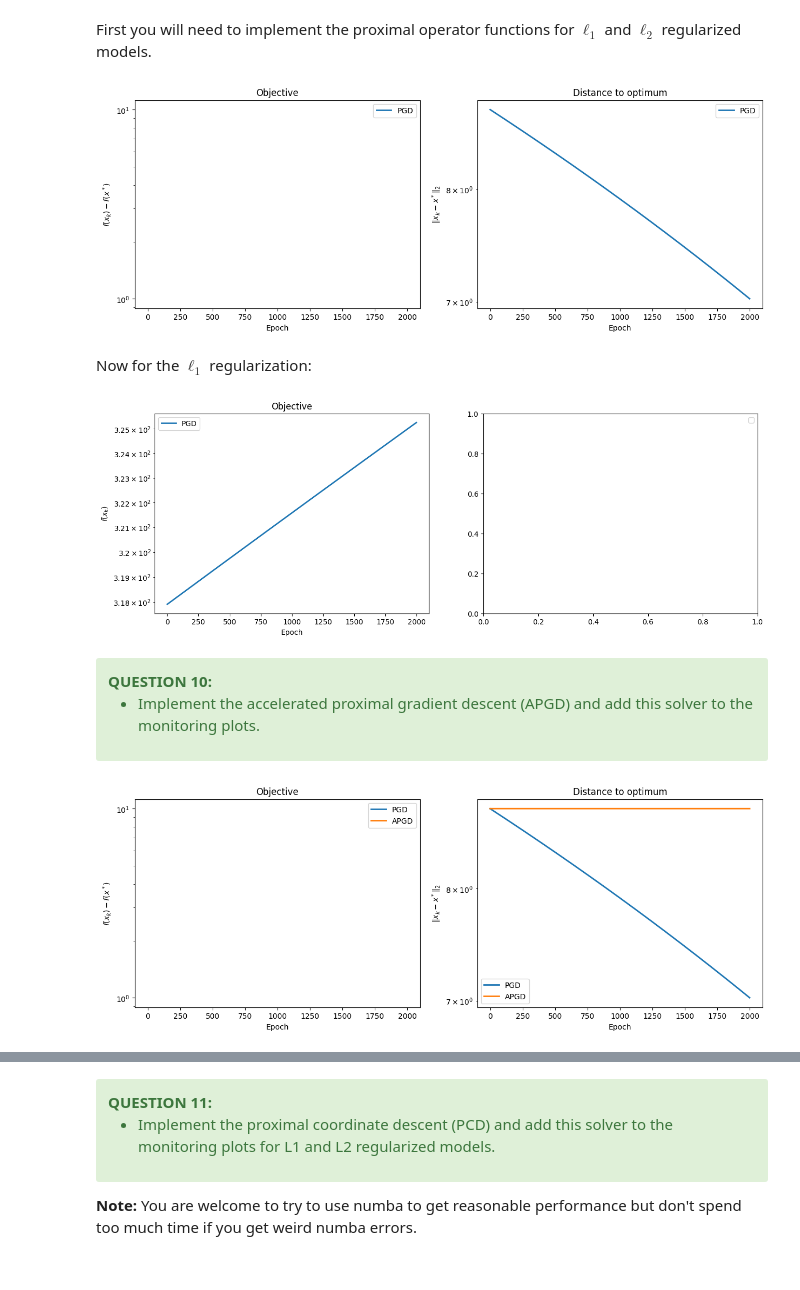
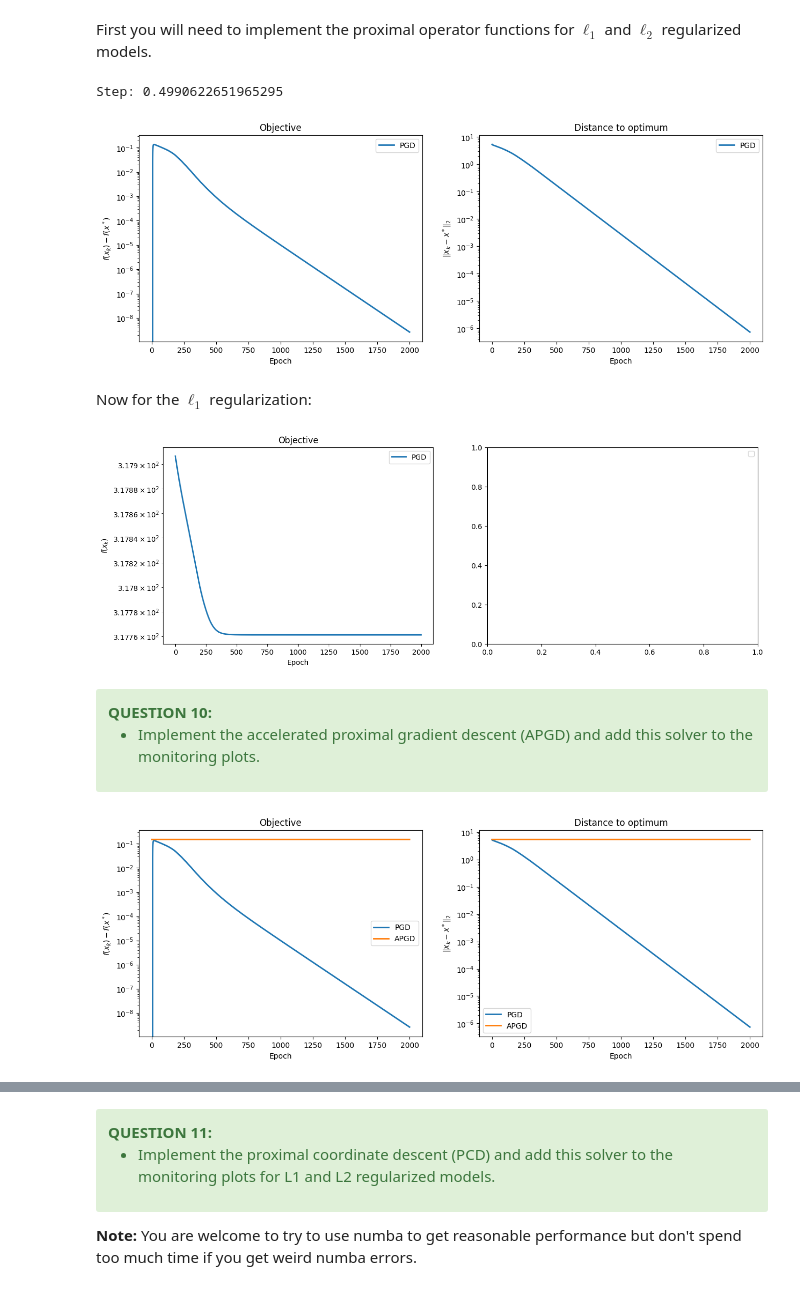
Before and after one commit to BryanBradfo/optimisation-algorithms, a Jupyter notebook: project/project_chen_bryan_and_devilder_alice.ipynb, the cells around one changed output, grey strips where cells are left out. Cells and saved outputs as stored; diff of their text form; code cells hidden in the pictures.

```diff
--- a/project/project_chen_bryan_and_devilder_alice.ipynb
+++ b/project/project_chen_bryan_and_devilder_alice.ipynb
@@ -497,7 +497,7 @@ def huber_grad_l2(params, X, y, lbda, epsilon):
     for i in range(n_samples):
         grad_w += -X[i, :] * huber_grad(y[i] - np.dot(X[i, :], w) - b, epsilon=epsilon) + 2 * lbda * w
         grad_b += -huber_grad(y[i] - np.dot(X[i, :], w) - b, epsilon=epsilon)
-    return np.concatenate([[grad_b], grad_w])
+    return np.concatenate([[grad_b/n_samples], grad_w/n_samples])
 
 def huber_lbfgs_l2(X=X, y=y, lbda=lbda, epsilon=epsilon):
     n_samples, n_features = X.shape
@@ -663,11 +665,15 @@ In order to get a good value of `x_min` you will let your PGD solver run for 100
 First you will need to implement the proximal operator functions for $\ell_1$ and $\ell_2$ regularized models.
 # %%
 def prox_R2(params, reg=1.):
-    return params / (1 + reg)
+    w = params[1:]
+    w = w / (1 + reg)
+    return np.concatenate([[params[0]], w])
 
 
 def prox_R1(params, reg=1.):
-    return np.sign(params) * np.maximum(np.abs(params) - reg, 0)
+    w = params[1:]
+    w = np.sign(w) * np.maximum(np.abs(w) - reg, 0)
+    return np.concatenate([[params[0]], w])
 
 
 def prox_l2(params, step, lbda):
@@ -689,8 +695,9 @@ n_iter = 2000
 lbda = 1.
 epsilon = 1.
 
-L = linalg.norm(X.T @ X, ord=2) ** 2 / epsilon
+L = linalg.norm(X, ord=2) ** 2 / n_samples
 step = 1. / L
+print(f"Step: {step}")
 
 def grad_huber_loss(params, X=X, y=y, epsilon=epsilon):
     w = params[1:]
@@ -701,14 +708,14 @@ def grad_huber_loss(params, X=X, y=y, epsilon=epsilon):
     for i in range(n_samples):
         grad_w += -X[i, :] * huber_grad(y[i] - np.dot(X[i, :], w) - b, epsilon=epsilon)
         grad_b += -huber_grad(y[i] - np.dot(X[i, :], w) - b, epsilon=epsilon)
-    return np.concatenate([[grad_b], grad_w])
+    return np.concatenate([[grad_b/n_samples], grad_w/n_samples])
 
-x_min, _ = pgd(x_init, grad_huber_loss, prox_l2, step, n_iter=10000,
+x_min_l2, _ = pgd(x_init, grad_huber_loss, prox_l2, step, n_iter=10000,
                grad_args=(X, y, epsilon), prox_args=(lbda,))
 
 
 # Run PGD
-monitor_pgd_l2 = monitor(pgd, pobj_l2, x_min, args=(X, y, lbda, epsilon))
+monitor_pgd_l2 = monitor(pgd, pobj_l2, x_min_l2, args=(X, y, lbda, epsilon))
 monitor_pgd_l2.run(x_init, grad_huber_loss, prox_l2, step, n_iter,
                    grad_args=(X, y, epsilon), prox_args=(lbda,))
 
@@ -716,10 +723,14 @@ monitors = [monitor_pgd_l2]
 solvers = ["PGD"]
 plot_epochs(monitors, solvers)
 # %% [output]
+Step: 0.4990622651965295
-[figure, old version]
+[figure, new version]
 # %% [markdown]
 Now for the $\ell_1$ regularization:
 # %%
+# x_min_l1, _ = pgd(x_init, grad_huber_loss, prox_l1, step, n_iter=10000,
+#                 grad_args=(X, y, epsilon), prox_args=(lbda,))
+
 # Run PGD for L1
 monitor_pgd_l1 = monitor(pgd, pobj_l1, x_min=None, args=(X, y, lbda, epsilon))
 monitor_pgd_l1.run(x_init, grad_huber_loss, prox_l1, step, n_iter,
@@ -729,7 +740,7 @@ monitors = [monitor_pgd_l1]
 solvers = ["PGD"]
 plot_epochs(monitors, solvers)
 # %% [output]
-[figure, old version]
+[figure, new version]
 # %% [markdown]
 <div class="alert alert-success">
     <b>QUESTION 10:</b>
@@ -757,15 +768,15 @@ def apgd(x_init, grad, prox, step, n_iter=100, store_every=1,
             x_list.append(x.copy())
     return x, x_list
 # %%
-monitor_apgd_l2 = monitor(apgd, pobj_l2, x_min, args=(X, y, lbda, epsilon))
+monitor_apgd_l2 = monitor(apgd, pobj_l2, x_min_l2, args=(X, y, lbda, epsilon))
 monitor_apgd_l2.run(x_init, grad_huber_loss, prox_l2, step, n_iter,
                     grad_args=(X, y, epsilon), prox_args=(lbda,))
 
 monitors = [monitor_pgd_l2, monitor_apgd_l2]
 solvers = ["PGD", "APGD"]
 plot_epochs(monitors, solvers)
 # %% [output]
-[figure, old version]
+[figure, new version]
 # %%
 monitor_apgd_l1 = monitor(apgd, pobj_l1, x_min=None, args=(X, y, lbda, epsilon))
 monitor_apgd_l1.run(x_init, grad_huber_loss, prox_l1, step, n_iter,
```
Also changed, not shown: parts of 6 cells of this notebook.
